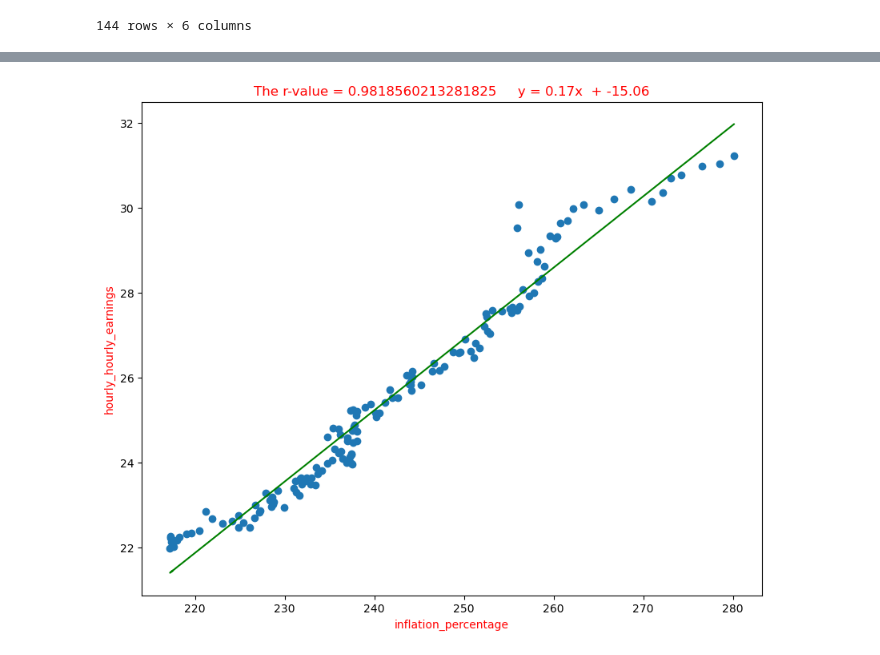
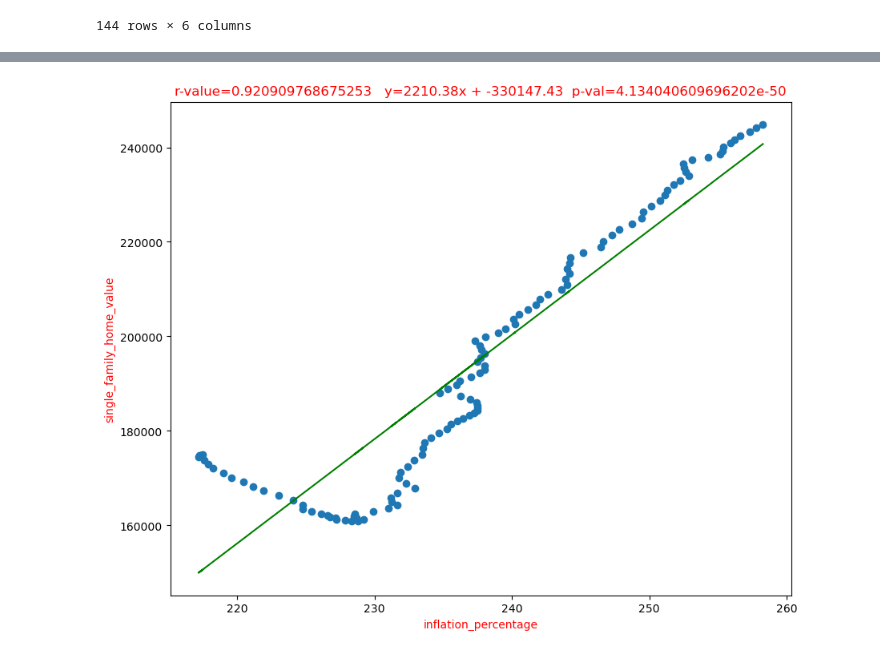
Before and after one commit to gusibis/main, a Jupyter notebook: project1.ipynb, the cells around one changed output, grey strips where cells are left out. Cells and saved outputs as stored; diff of their text form; code cells hidden in the pictures.

```diff
--- a/project1.ipynb
+++ b/project1.ipynb
@@ -82,8 +83,8 @@ else:
 ave_hourly_data.to_csv(filePath)
 ave_hourly_data.reset_index(level=None, drop=False, inplace=False, col_level=0, col_fill='')
 ave_hourly_data = ave_hourly_data.loc[:, ~ave_hourly_data.columns.str.contains('^Unnamed')]
-ave_hourly_data = ave_hourly_data.rename({"value":"hourly_hourly_earnings", "date":"Date"}, axis=1)
-ave_hourly_data = ave_hourly_data[["Date","hourly_hourly_earnings"]]
+ave_hourly_data = ave_hourly_data.rename({"value":"hourly_earnings", "date":"Date"}, axis=1)
+ave_hourly_data = ave_hourly_data[["Date","hourly_earnings"]]
 ave_hourly_data["Date"] = ave_hourly_data["Date"].str[:-3]
 # fred_data['Date'] = pd.to_datetime(fred_data["Date"].dt.strftime('%Y-%m'))
 fig, ax = plt.subplots(figsize=(20, 10))
@@ -94,7 +95,7 @@ ax.set_ylabel('AVERATE HOURLY RATE')
 ax.yaxis.set_major_locator(plt.MaxNLocator(40))
 ax.xaxis.set_major_locator(plt.MaxNLocator(20))
 # ax.plot(fred_data['Date'], fred_data['hourly_hourly_earnings'])
-ax.plot(ave_hourly_data['Date'][::-1], ave_hourly_data['hourly_hourly_earnings'][::-1])
+ax.plot(ave_hourly_data['Date'][::-1], ave_hourly_data['hourly_earnings'][::-1])
 plt.xticks(rotation = 65);  # Semicolon to hide the text output
 plt.savefig("./Resources/hourly_earnings.png")
 
@@ -309,18 +310,20 @@ df_merged
 def linearRegressionPlot(df_x_axis, df_y_axis, xlable, ylabel):
     scipy_linear_model = st.stats.linregress(df_x_axis, df_y_axis) # scipy_linear_model
     rvalue = scipy_linear_model[2]
-    text =   "   y = " +  str(round(scipy_linear_model[0], 2)) + "x  + " + str(round(scipy_linear_model[1], 2))
+    text =   "  y=" +  str(round(scipy_linear_model[0], 2)) + "x + " + str(round(scipy_linear_model[1], 2)) + "  p-val=" + str(scipy_linear_model[3])
     # print(scipy_linear_model)
     y_axiz = df_x_axis * scipy_linear_model[0] + scipy_linear_model[1]  # use slope and intercept from scipy_linear_model
     plt.scatter(df_x_axis, df_y_axis)
     plt.plot(df_x_axis, y_axiz ,color="g")
     plt.xlabel(str(xlable))
     plt.ylabel(ylabel)
-    plt.title("The r-value = " + str(rvalue) + "  " + text)
+    plt.title("r-value=" + str(rvalue) + " " + text)
     plt.rcParams["figure.figsize"] = [10, 8]
     plt.rcParams.update({'text.color': "red"})
     # plt.text(2, 40, "The r-value = " + str(rvalue) + "  " + text, fontsize = 12)
     return(plt)
 # Date	30Year_Fixed_Rate_Mortgage_Average	inflation_percentage	single_family_home_value	unemployment_rate	hourly_hourly_earnings
 linearRegressionPlot(df_merged['inflation_percentage'], df_merged['30_Year_Fixed_Rate_Mortgage_Average'], 'inflation_percentage', '30_Year_Fixed_Rate_Mortgage_Average')
+correlation = round(np.corrcoef(df_merged['inflation_percentage'],  df_merged['30_Year_Fixed_Rate_Mortgage_Average'])[1][0], 3)
+correlation
 # %% [output]
@@ -334,0 +623,16 @@ linearRegressionPlot(df_merged['inflation_percentage'], df_merged['single_family
+# %%
+# Data Frames
+'''
+
+fred_data 30 yr fixed interest
+inflation_pd
+zjson_pd single home value indicator
+unplmnt_pd
+ave_hourly_data
+gdp_df in quaters
+'''
+
+data_frames = [fred_data, inflation_pd, zjson_pd, unplmnt_pd,ave_hourly_data]
+df_merged = reduce(lambda left,right: pd.merge(left,right,on=['Date'],  how='outer'), data_frames)  # can merge all 4 dfs like this also.
+# df_merged = pd.merge(fred_data, inflation_pd, on='Date', how='outer').merge(zjson_pd, on='Date', how='outer').merge(unplmnt_pd, on='Date', how='outer') merging like this causes errors below.
+df_merged
@@ -341,4 +686,6 @@ linearRegressionPlot(df_merged['inflation_percentage'], df_merged['unemployment_
 # %%
 # Date	30Year_Fixed_Rate_Mortgage_Average	inflation_percentage	single_family_home_value	unemployment_rate	hourly_hourly_earnings
-linearRegressionPlot(df_merged['inflation_percentage'], df_merged['hourly_hourly_earnings'], 'inflation_percentage', 'hourly_hourly_earnings')
+linearRegressionPlot(df_merged['inflation_percentage'], df_merged['single_family_home_value'], 'inflation_percentage', 'single_family_home_value')
+corr_sfhv_unemployment = round(st.linregress(df_merged['inflation_percentage'],df_merged['single_family_home_value']).rvalue, 3)
+corr_sfhv_unemployment
 # %% [output]
@@ -346 +693 @@ linearRegressionPlot(df_merged['inflation_percentage'], df_merged['hourly_hourly
-[figure, old version]
+[figure, new version]
```
Also changed, not shown: parts of 22 cells of this notebook, 15 other files.
